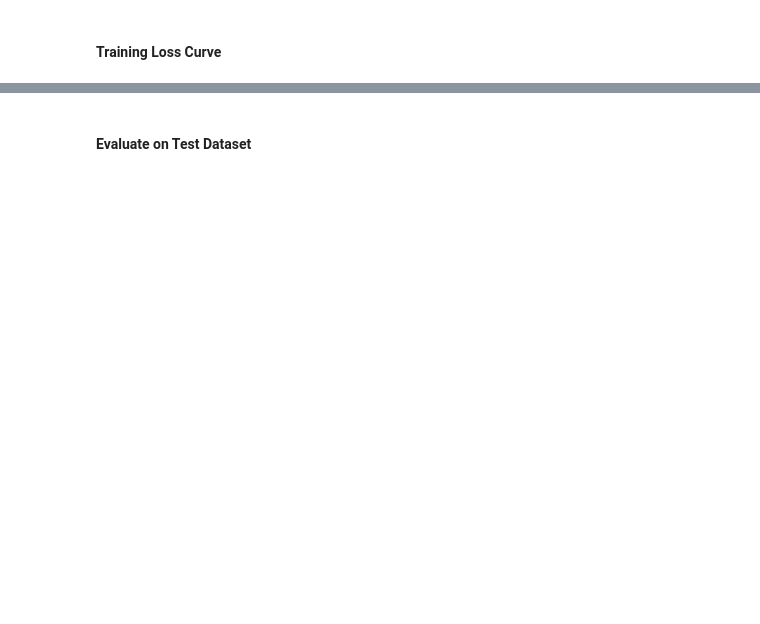
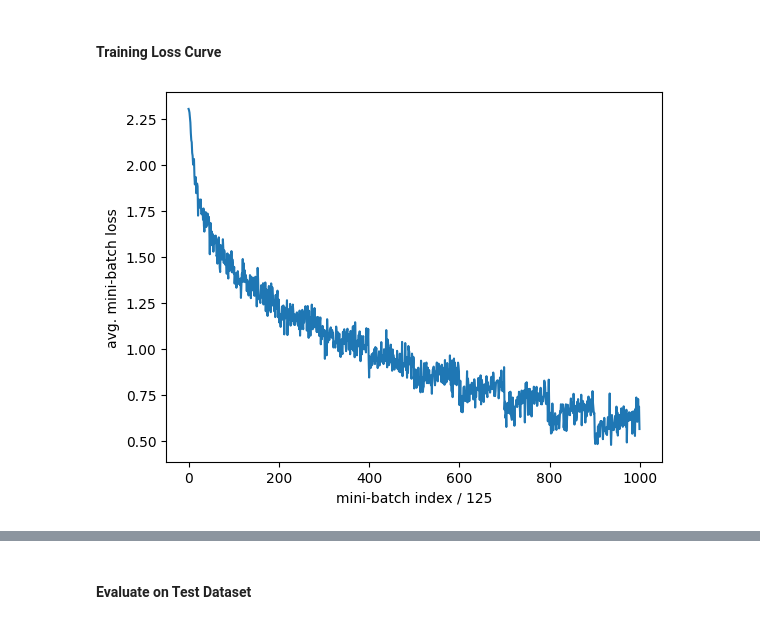
Before and after one commit to hao24real/storage_efficient_cnn, a Jupyter notebook: hw4.ipynb, the cells around one changed output, grey strips where cells are left out. Saved outputs shown, nothing was run; the diff lists cells and outputs as text; code cells hidden in the pictures; blank space fills up the shorter version.

```diff
--- a/hw4.ipynb
+++ b/hw4.ipynb
@@ -83,0 +72,39 @@ net.to(device)  # Move the network parameters to the specified device.
+# %%
+class AvgNet(nn.Module):
+    def __init__(self):
+        super(AvgNet, self).__init__()
+
+        # input image shape = 3x32x32
+        # 3 input image channels, 10 output channels, 3x3 square convolution, stride 1, padding 1
+        self.conv1 = nn.Conv2d(in_channels=3, out_channels=10, kernel_size=3, stride=1, padding=1)
+
+        # input image shape = 10x16x16
+        # 10 input image channels, 20 output channels, 3x3 square convolution, stride 1, padding 1
+        self.conv2 = nn.Conv2d(10, 20, 3, 1, 1)
+
+        # input image shape = 20x8x8
+        # affine operation to hidden layer with 100 neurons
+        self.fc1 = nn.Linear(20 * 8 * 8, 100)
+
+        # affine operation to output layer with 10 neurons
+        self.fc2 = nn.Linear(100, 10)
+
+    def forward(self, x):
+
+        # conv1 then relu then max pool
+        x = F.relu(self.conv1(x))
+        x = F.avg_pool2d(x, (2, 2))
+
+        # conv2 relu max pool
+        x = F.relu(self.conv2(x))
+        x = F.avg_pool2d(x, (2, 2))
+
+        # flatten and pass through fully connected layers
+        x = torch.flatten(x, 1)
+        x = F.relu(self.fc1(x))
+        x = self.fc2(x)
+
+        return x
+
+avg_net = AvgNet()     # Create the network instance.
+avg_net.to(device)  # Move the network parameters to the specified device.
@@ -87,7 +121,7 @@ net.to(device)  # Move the network parameters to the specified device.
 # We use cross-entropy as loss function.
 loss_func = nn.CrossEntropyLoss()
 # We use stochastic gradient descent (SGD) as optimizer.
-opt = optim.SGD(net.parameters(), lr=0.001, momentum=0.9)
+opt = optim.SGD(avg_net.parameters(), lr=0.001, momentum=0.9)
 # %% [markdown]
 #### Training Procedure
 # %%
@@ -130,7 +234,9 @@ print('Finished Training.')
 # %% [markdown]
 #### Training Loss Curve
 # %%
-plt.plot(avg_losses)
-plt.xlabel('mini-batch index / {}'.format(print_freq))
+plt.plot(avg_train_losses)
+plt.xlabel('mini-batch index / {}'.format(record_freq))
 plt.ylabel('avg. mini-batch loss')
 plt.show()
+# %% [output]
+[figure, added]
```
Also changed, not shown: parts of 34 cells of this notebook, 2 other files.
